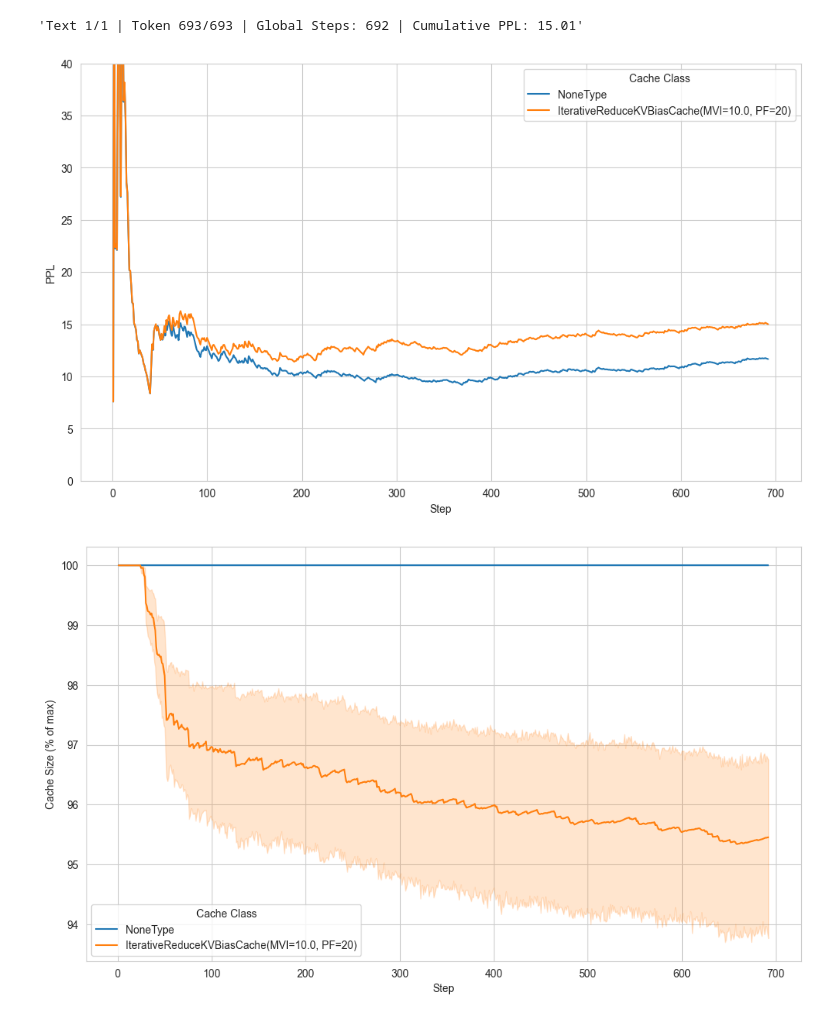
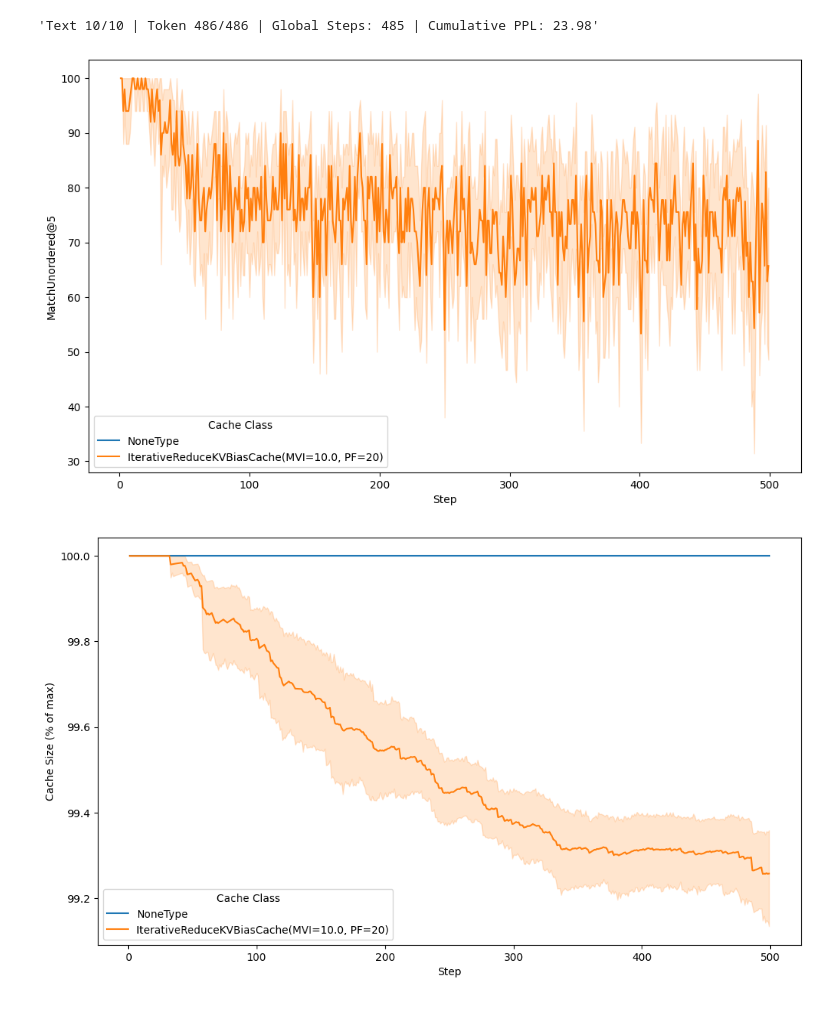
Before and after one commit to ViktorooReps/kv-cache-reduction, a Jupyter notebook: experiment.ipynb, the cells around one changed output. Drawn from its saved outputs; the diff is of its cells as text; code cells hidden in the pictures.

```diff
--- a/experiment.ipynb
+++ b/experiment.ipynb
@@ -1,4 +1,7 @@
 # %%
+import os
+os.environ['HF_HOME'] = 'hf_cache'
+
 import matplotlib.pyplot as plt
 
 from model.modeling_llama import LlamaForCausalLM as ModifiedLlama
@@ -21,9 +24,9 @@ import pandas as pd
 
 import seaborn as sns
 
-DEVICE = 'mps'
-DTYPE = torch.float16
-FIRST_N = 1000
-SAMPLE_SIZE = 1
-MAX_LENGTH = 700
+DEVICE = 'cuda'
+DTYPE = torch.bfloat16
+FIRST_N = 10000
+SAMPLE_SIZE = 10
+MAX_LENGTH = 500
 PROTECT_FIRST = 20
@@ -40,10 +47,7 @@ else:
     dataset = load_dataset("HuggingFaceFW/fineweb-edu", split="train", name="sample-10BT", streaming=True)
     stream = iter(dataset)
 
-    # Take 1000 streamed samples
-    samples = [next(stream) for _ in range(1000)]
-
-    # Randomly select 10 of them
+    samples = [next(stream) for _ in range(FIRST_N)]
     selected_samples = random.sample(samples, SAMPLE_SIZE)
 
     # Convert to DataFrame
@@ -154,8 +178,8 @@ def stepwise_perplexity(model, tokenizer, texts, cache_impl, update_every=10, ma
 # %%
-def plot(data):
+def plot(data, target="PPL"):
     plt.figure(figsize=(12, 7))
-    sns.lineplot(y="PPL", x="Step", data=pd.DataFrame(data), hue="Cache Class")
-    plt.ylim((0, 40))
+    sns.lineplot(y=target, x="Step", data=pd.DataFrame(data), hue="Cache Class")
+    #plt.ylim((0, 40))
 
 
 def plot_cache(data):
@@ -170,6 +194,6 @@ model_hf.eval().to(DEVICE).to(DTYPE)
 tokenizer = AutoTokenizer.from_pretrained("HuggingFaceTB/SmolLM2-135M")
 # %%
 results, results_cache = stepwise_perplexity(model_hf, tokenizer, texts, cache_impl=lambda: None)
-plot(results)
-plot_cache(results_cache)
+gold = get_gold(results)
+gold[:10]
 # %% [output]
@@ -182,13 +220,13 @@ model_mod.eval().to(DEVICE).to(DTYPE)
 
 tokenizer = AutoTokenizer.from_pretrained("HuggingFaceTB/SmolLM2-135M")
 # %%
-res, resc = stepwise_perplexity(model_mod, tokenizer, texts, cache_impl=lambda: ModifiedCache(max_variance_increase=10.0, protect_first=PROTECT_FIRST))
+res, resc = stepwise_perplexity(model_mod, tokenizer, texts, gold=gold, cache_impl=lambda: ModifiedCache(max_variance_increase=10.0, protect_first=PROTECT_FIRST))
 results += res
 results_cache += resc
-plot(results)
+plot(results, target="MatchUnordered@5")
 plot_cache(results_cache)
 # %% [output]
-'Text 1/1 | Token 693/693 | Global Steps: 692 | Cumulative PPL: 15.01'
+'Text 10/10 | Token 486/486 | Global Steps: 485 | Cumulative PPL: 23.98'
-[figure, old version]
+[figure, new version]
-[figure, old version]
+[figure, new version]
 # %%
```
Also changed, not shown: parts of 23 cells of this notebook, 1 other file.
